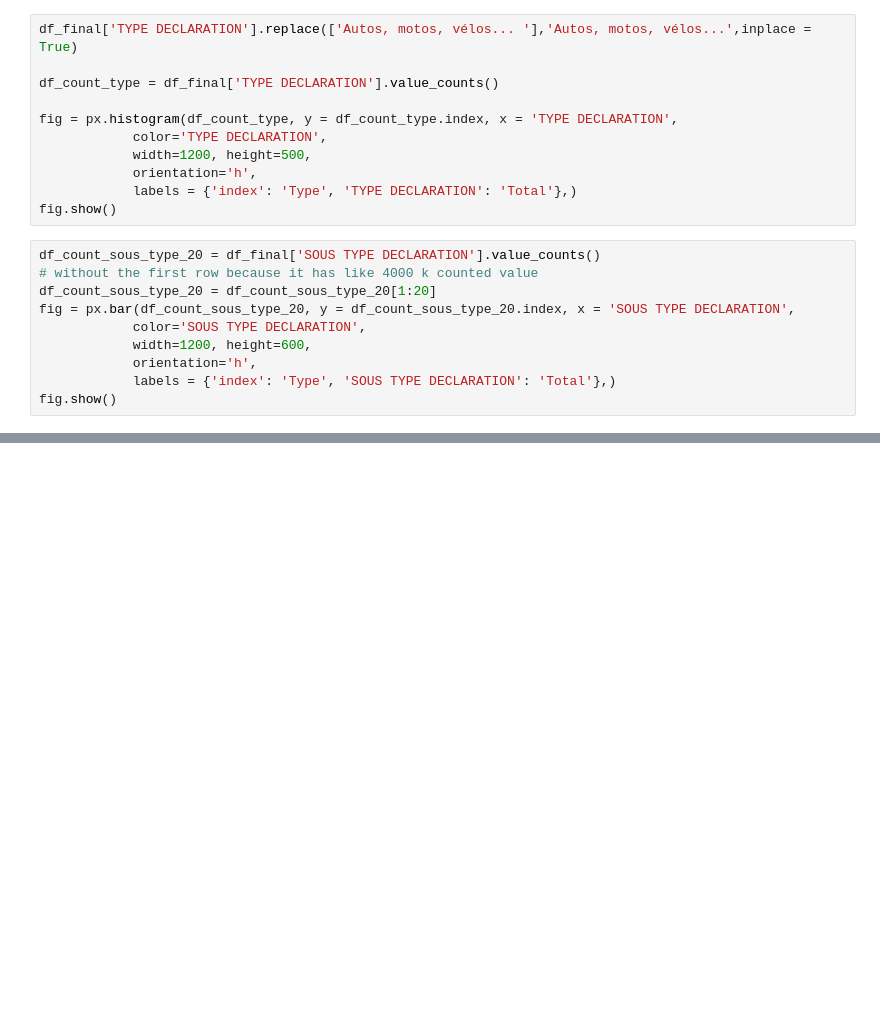
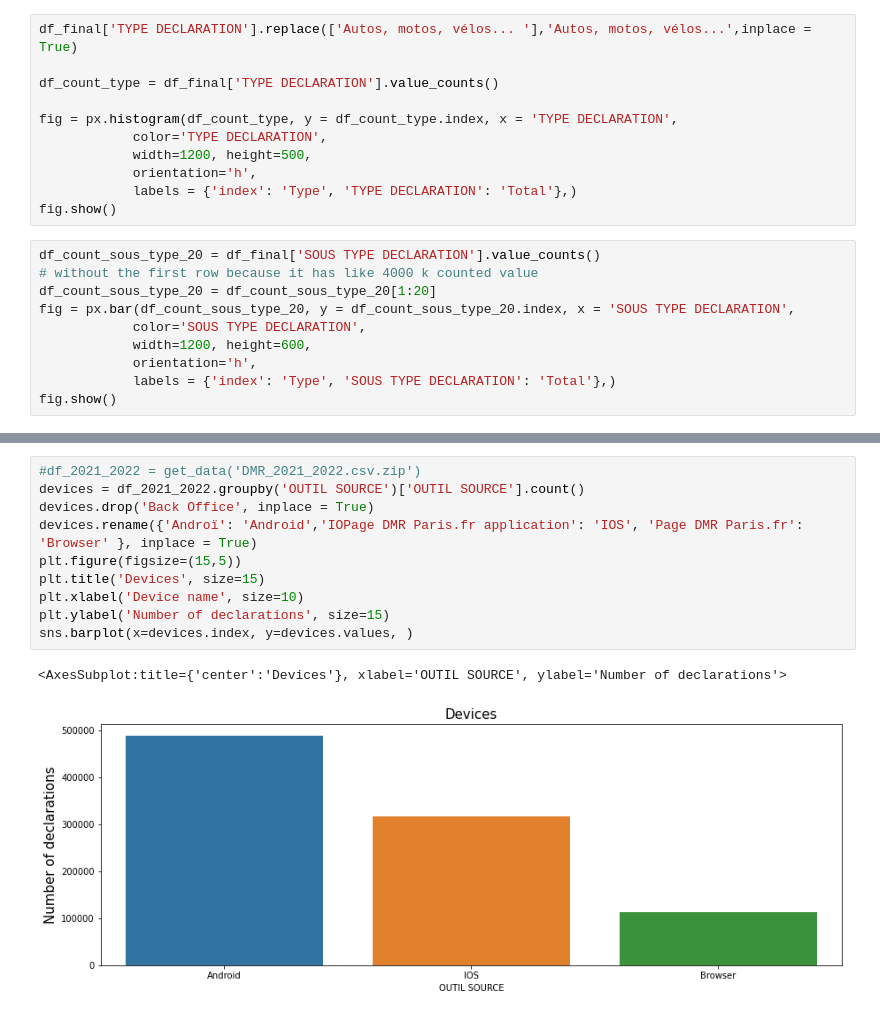
Before and after one commit to ticuss/Smart-City-Project, a Jupyter notebook: research_constantin.ipynb, the cells around one changed output, grey strips where cells are left out. Drawn from its saved outputs; the diff is of its cells as text; blank space fills up the shorter version.

```diff
--- a/research_constantin.ipynb
+++ b/research_constantin.ipynb
@@ -128,0 +147,13 @@ px.line(df_date)
+# %%
+#df_2021_2022 = get_data('DMR_2021_2022.csv.zip')
+devices = df_2021_2022.groupby('OUTIL SOURCE')['OUTIL SOURCE'].count()
+devices.drop('Back Office', inplace = True)
+devices.rename({'Androï': 'Android','IOPage DMR Paris.fr application': 'IOS', 'Page DMR Paris.fr': 'Browser' }, inplace = True)
+plt.figure(figsize=(15,5))
+plt.title('Devices', size=15)
+plt.xlabel('Device name', size=10)
+plt.ylabel('Number of declarations', size=15)
+sns.barplot(x=devices.index, y=devices.values, )
+# %% [output]
+<AxesSubplot:title={'center':'Devices'}, xlabel='OUTIL SOURCE', ylabel='Number of declarations'>
+[figure, added]
```
Also changed, not shown: parts of 6 cells of this notebook.
